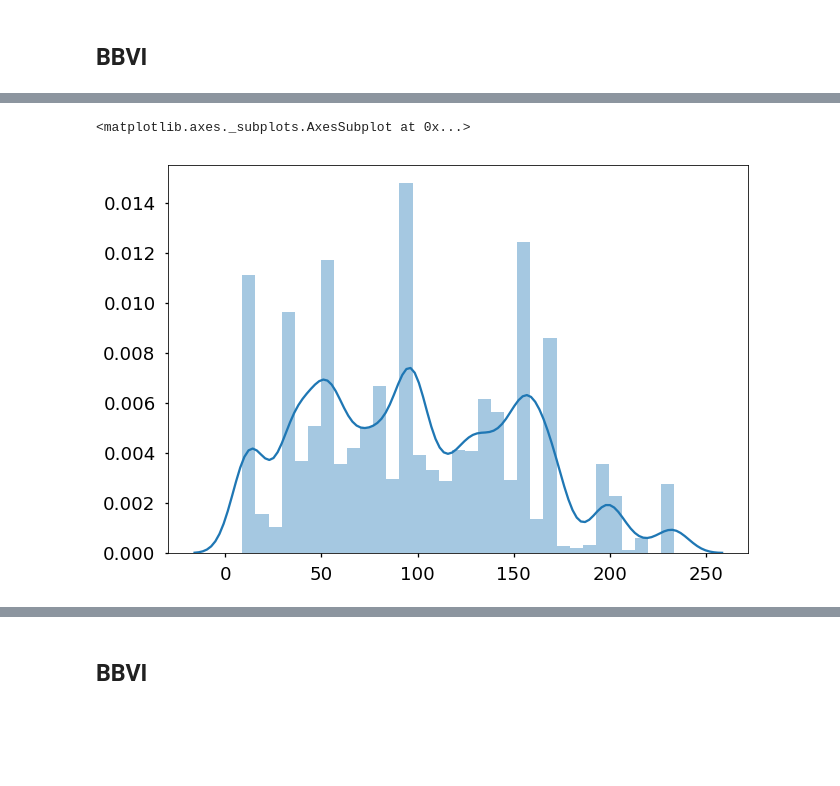
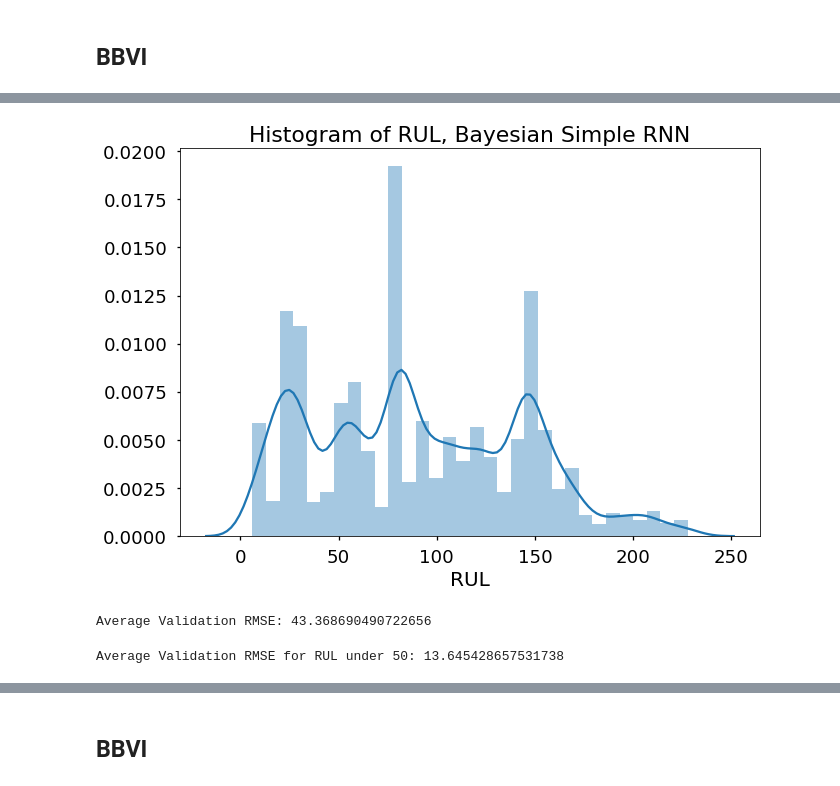
Before and after one commit to zhiruiwang/probprog-project, a Jupyter notebook: notebook/Bayesian RNN final report.ipynb, the cells around one changed output, grey strips where cells are left out. Cells and saved outputs as stored; diff of their text form; code cells hidden in the pictures; blank space fills up the shorter version.

```diff
--- a/notebook/Bayesian RNN final report.ipynb
+++ b/notebook/Bayesian RNN final report.ipynb
@@ -160,12 +168,12 @@ y = Normal(loc=neural_network_with_2_layers(x, W_0, W_1, b_0, b_1),
            scale=tf.ones(N) * 0.1)  # constant noise
 # %%
 # BACKWARD MODEL A
-q_W_0 = Normal(loc=tf.Variable(tf.random_normal([D, dim])),
-               scale=tf.nn.softplus(tf.Variable(tf.random_normal([D, dim]))))
-q_W_1 = Normal(loc=tf.Variable(tf.random_normal([dim, 1])),
-               scale=tf.nn.softplus(tf.Variable(tf.random_normal([dim, 1]))))
-q_b_0 = Normal(loc=tf.Variable(tf.random_normal([dim])),
-               scale=tf.nn.softplus(tf.Variable(tf.random_normal([dim]))))
+q_W_0 = Normal(loc=tf.Variable(tf.random_normal([D, H])),
+               scale=tf.nn.softplus(tf.Variable(tf.random_normal([D, H]))))
+q_W_1 = Normal(loc=tf.Variable(tf.random_normal([H, 1])),
+               scale=tf.nn.softplus(tf.Variable(tf.random_normal([H, 1]))))
+q_b_0 = Normal(loc=tf.Variable(tf.random_normal([H])),
+               scale=tf.nn.softplus(tf.Variable(tf.random_normal([H]))))
 q_b_1 = Normal(loc=tf.Variable(tf.random_normal([1])),
                scale=tf.nn.softplus(tf.Variable(tf.random_normal([1]))))
 # %%
@@ -323,7 +332,18 @@ inference.run(n_samples=5, n_iter=2500)
 # %%
 Xp = tf.placeholder(tf.float32,seq_array2.shape)
-y_pred = sess.run(rnn_layer(Xp, q_Wh, q_Wx, q_bh, q_Wy, q_by, H),{Xp:seq_array2})
-sns.distplot(y_pred)
+y_preds = [sess.run(rnn_layer(Xp, q_Wh, q_Wx, q_bh, q_Wy, q_by, H),{Xp:seq_array2})
+          for _ in range(50)]
+sns.distplot(y_preds[0])
+plt.title('Histogram of RUL, Bayesian Simple RNN')
+plt.xlabel('RUL');
 # %% [output]
-<matplotlib.axes._subplots.AxesSubplot at 0x...>
-[figure, old version]
+[figure, new version]
+# %%
+print(f'Average Validation RMSE: {np.mean([np.sqrt(mean_squared_error(label_array2,y_pred)) for y_pred in y_preds])}')
+# %% [output]
+Average Validation RMSE: 43.368690490722656
+# %%
+print(f'Average Validation RMSE for RUL under 50: {np.mean([np.sqrt(mean_squared_error(label_array2[less_50],\
+      y_pred[less_50])) for y_pred in y_preds])}')
+# %% [output]
+Average Validation RMSE for RUL under 50: 13.645428657531738
```
Also changed, not shown: parts of 121 cells of this notebook, 4 other files.
